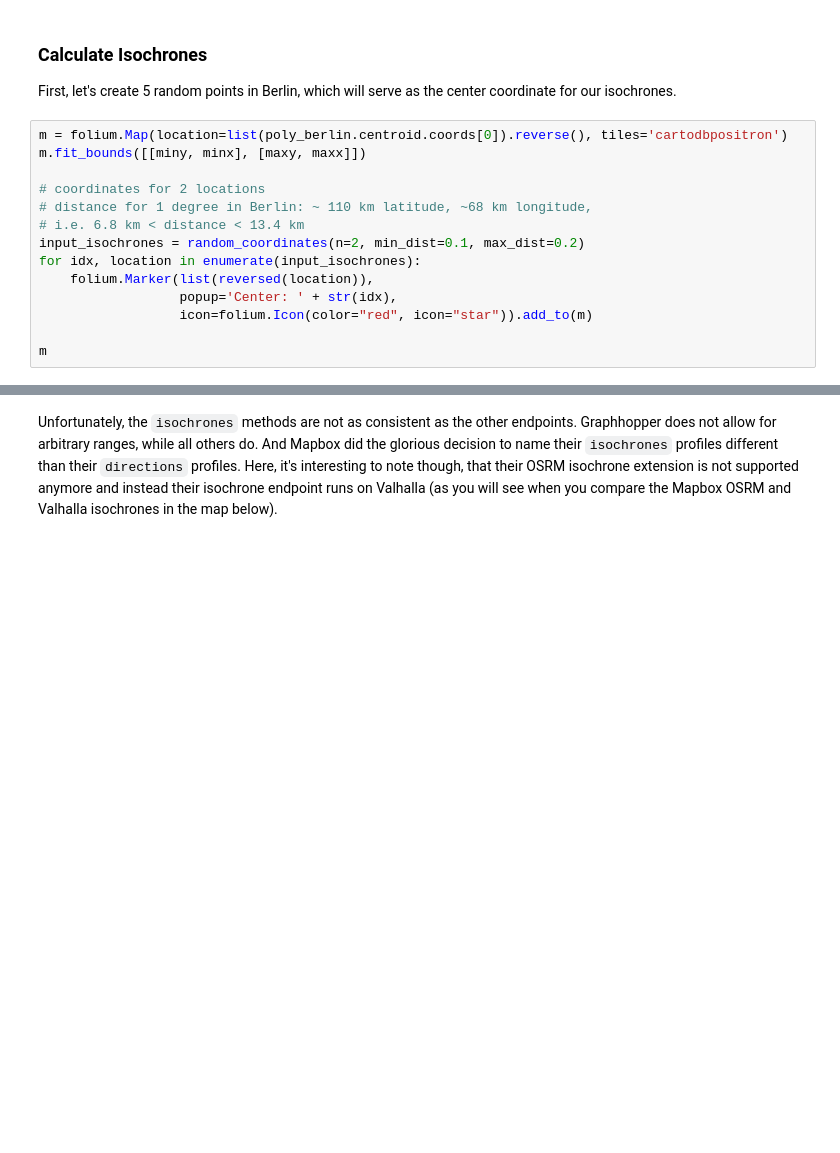
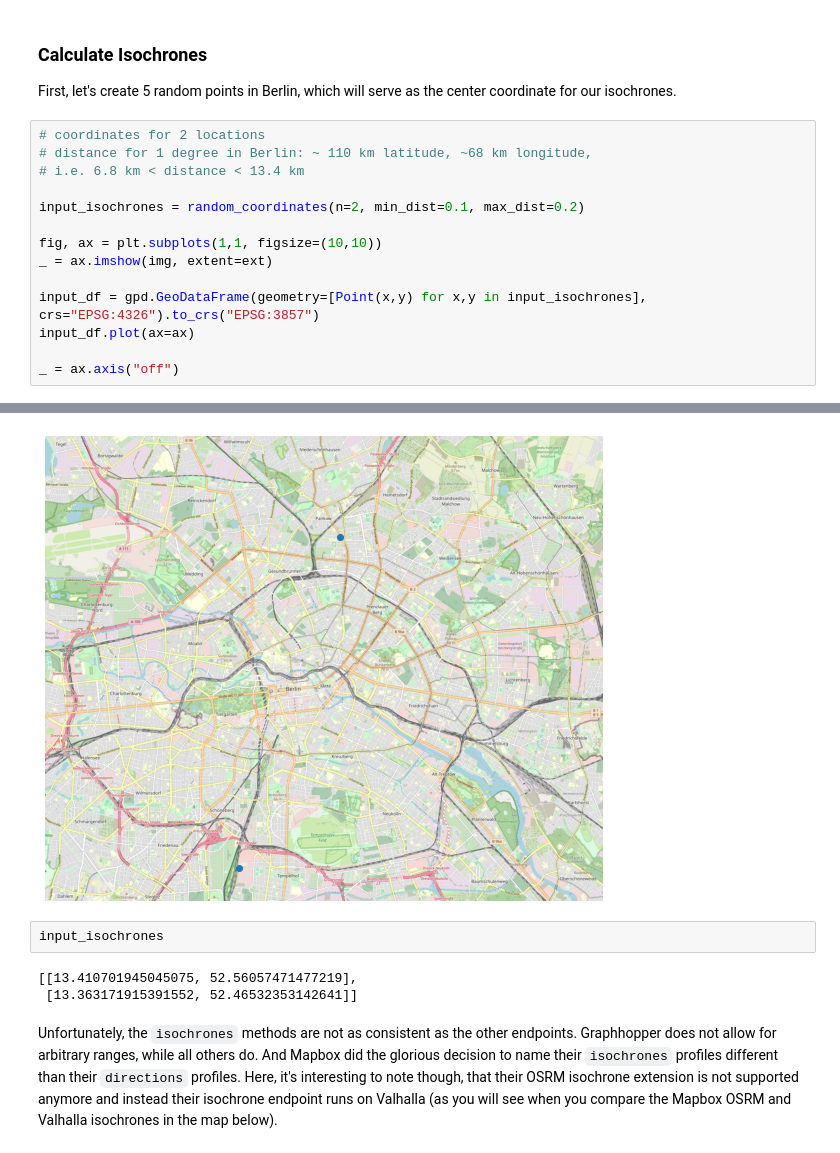
Before and after one commit to gis-ops/routingpy, a Jupyter notebook: examples/compare_providers.ipynb, the cells around one changed output, grey strips where cells are left out. Saved outputs shown, nothing was run; the diff lists cells and outputs as text; blank space fills up the shorter version.

```diff
--- a/examples/compare_providers.ipynb
+++ b/examples/compare_providers.ipynb
@@ -183,17 +176,17 @@ Calulated heremaps
 
 First, let's create 5 random points in Berlin, which will serve as the center coordinate for our isochrones.
 # %%
-m = folium.Map(location=list(poly_berlin.centroid.coords[0]).reverse(), tiles='cartodbpositron')
-m.fit_bounds([[miny, minx], [maxy, maxx]])
-
 # coordinates for 2 locations
 # distance for 1 degree in Berlin: ~ 110 km latitude, ~68 km longitude,
 # i.e. 6.8 km < distance < 13.4 km
+
 input_isochrones = random_coordinates(n=2, min_dist=0.1, max_dist=0.2)
-for idx, location in enumerate(input_isochrones):
-    folium.Marker(list(reversed(location)),
-                  popup='Center: ' + str(idx),
-                  icon=folium.Icon(color="red", icon="star")).add_to(m)
 
-m
+fig, ax = plt.subplots(1,1, figsize=(10,10))
+_ = ax.imshow(img, extent=ext)
+
+input_df = gpd.GeoDataFrame(geometry=[Point(x,y) for x,y in input_isochrones], crs="EPSG:4326").to_crs("EPSG:3857")
+input_df.plot(ax=ax)
+
+_ = ax.axis("off")
 # %% [output]
@@ -201,3 +193,9 @@ m
+[figure, added]
+# %%
+input_isochrones
+# %% [output]
+[[13.410701945045075, 52.56057471477219],
+ [13.363171915391552, 52.46532353142641]]
 # %% [markdown]
 Unfortunately, the `isochrones` methods are not as consistent as the other endpoints. Graphhopper does not allow for arbitrary ranges, while all others do. And Mapbox did the glorious decision to name their `isochrones` profiles different than their `directions` profiles. Here, it's interesting to note though, that their OSRM isochrone extension is not supported anymore and instead their isochrone endpoint runs on Valhalla (as you will see when you compare the Mapbox OSRM and Valhalla isochrones in the map below).
 # %%
```
Also changed, not shown: parts of 16 cells of this notebook.
